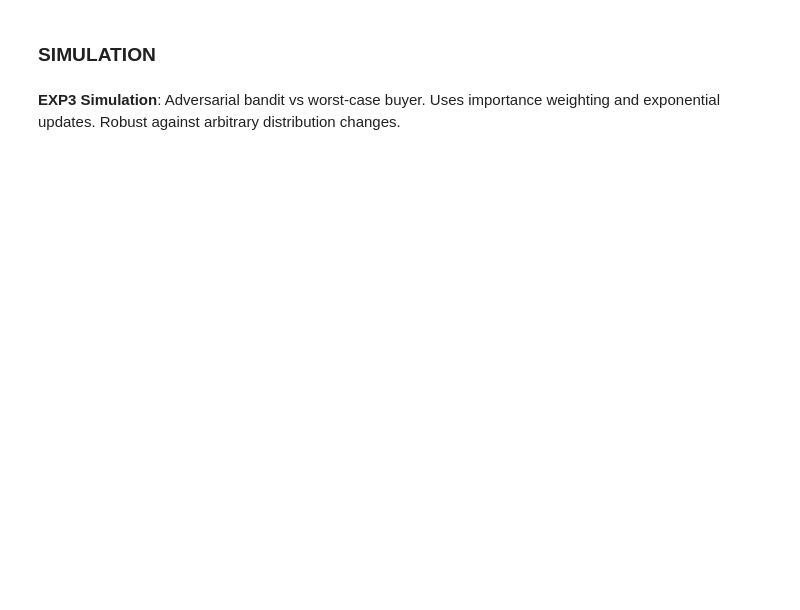
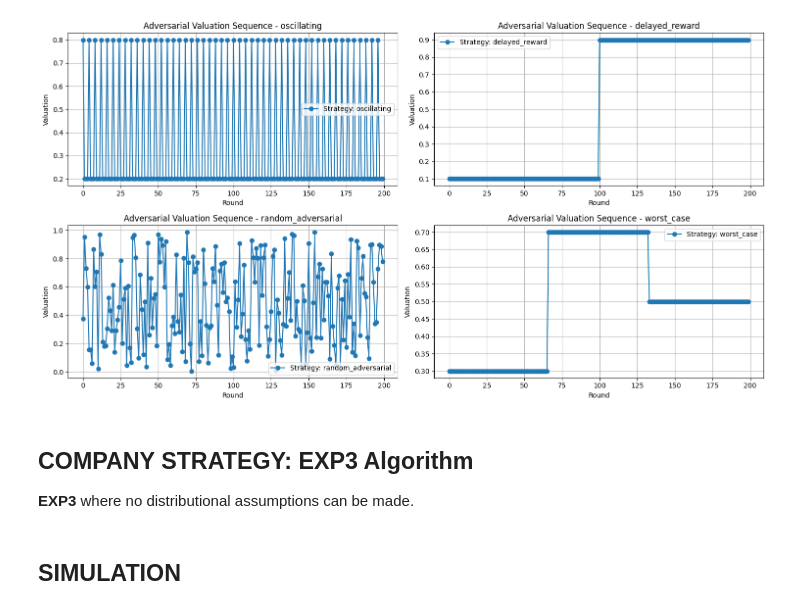
Before and after one commit to matteopasqual02/OLA-2025-project, a Jupyter notebook: R3_Single_product_and_adversarial_environment.ipynb, the cells around one changed output. Cells and saved outputs as stored; diff of their text form; code cells hidden in the pictures; blank space fills up the shorter version.

```diff
--- a/R3_Single_product_and_adversarial_environment.ipynb
+++ b/R3_Single_product_and_adversarial_environment.ipynb
@@ -201,3 +41,67 @@ This strategy is robust against the worst-case adversarial buyer who changes the
+# %%
+# Example: Generate adversarial valuation sequences
+def generate_adversarial_sequence(T, strategy):
+    """
+    Generate adversarial valuation sequences to challenge learning algorithms.
+
+    :param T: Number of rounds
+    :param strategy: Type of adversarial strategy
+    :return: Array of valuations
+    """
+    if strategy == 'oscillating':
+        # Alternates between high and low valuations to confuse the algorithm
+        return np.array([0.8 if t % 4 == 0 else 0.2 for t in range(T)])
+
+    elif strategy == 'delayed_reward':
+        # Low valuations initially, then high valuations later
+        return np.concatenate([np.full(T//2, 0.1), np.full(T//2, 0.9)])
+
+    elif strategy == 'random_adversarial':
+        # Pseudo-random but deterministic sequence
+        np.random.seed(42)  # Fixed seed for reproducibility
+        return np.random.uniform(0, 1, T)
+
+    elif strategy == 'worst_case':
+        # Designed to maximize regret against common algorithms
+        sequence = np.zeros(T)
+        for t in range(T):
+            # Pattern that punishes exploration
+            if t < T // 3:
+                sequence[t] = 0.3
+            elif t < 2 * T // 3:
+                sequence[t] = 0.7
+            else:
+                sequence[t] = 0.5
+        return sequence
+
+    else:
+        raise ValueError(f"Unknown strategy: {strategy}")
+
+# Test the adversarial buyer
+T_test = 200
+strategies = ['oscillating', 'delayed_reward', 'random_adversarial', 'worst_case']
+
+fig, axes = plt.subplots(2, 2, figsize=(15, 8))
+axes = axes.flatten()
+
+for i, strategy in enumerate(strategies):
+    #plotting the adversarial valuation sequence
+    valuation_sequence = generate_adversarial_sequence(T_test, strategy)
+    axes[i].plot(valuation_sequence, marker='o', label=f'Strategy: {strategy}')
+    axes[i].set_title(f'Adversarial Valuation Sequence - {strategy}')
+    axes[i].set_xlabel('Round')
+    axes[i].set_ylabel('Valuation')
+    axes[i].legend()
+    axes[i].grid()
+
+plt.tight_layout()
+plt.show()
+# %% [output]
+[figure, added]
+# %% [markdown]
+##  **COMPANY STRATEGY: EXP3 Algorithm**
+
+**EXP3**  where no distributional assumptions can be made.
 # %%
 class CompanyEXP3:
   def __init__(self, K, B, T):
@@ -334,6 +238,4 @@ class CompanyEXP3:
       'round': self.t
     }
 # %% [markdown]
-### SIMULATION
+## SIMULATION
-# %% [markdown]
-**EXP3 Simulation**: Adversarial bandit vs worst-case buyer. Uses importance weighting and exponential updates. Robust against arbitrary distribution changes.
```
Also changed, not shown: parts of 16 cells of this notebook.
